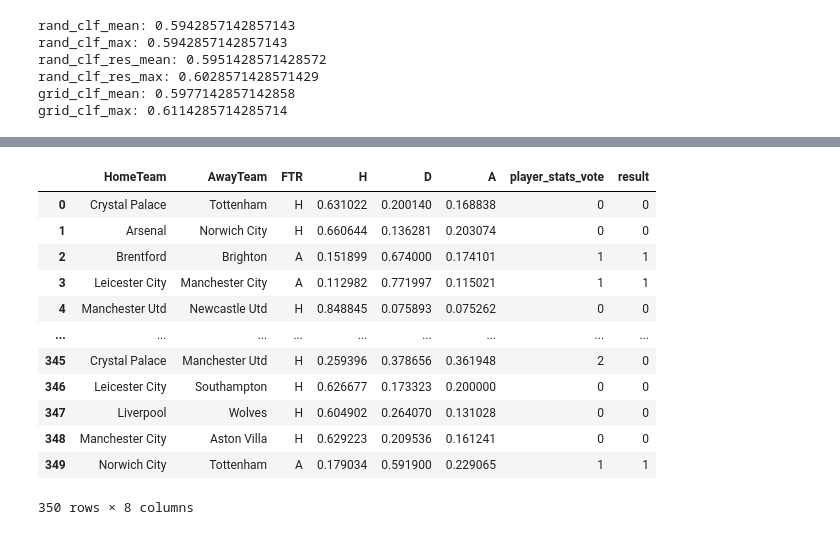
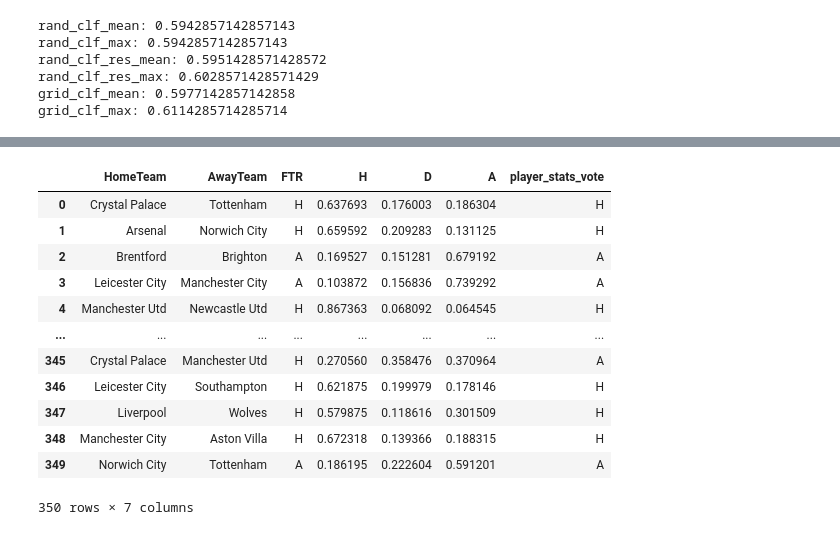
Before and after one commit to Giuliano99/Masterarbeit, a Jupyter notebook: Supervised Learning.ipynb, the cells around one changed output, grey strips where cells are left out. Cells and saved outputs as stored; diff of their text form; code cells hidden in the pictures.

```diff
--- a/Supervised Learning.ipynb
+++ b/Supervised Learning.ipynb
@@ -96,16 +82,16 @@ PL_19_20_21_all_features
 # %%
 #prepare Data for ML Algos, including all features from benchmark + rating differences
 #add column for H A X
-conditions = [
-    (PL_19_20_21_all_features['FTR_x'] == 'H'),
-    (PL_19_20_21_all_features['FTR_x'] == 'A'),
-    (PL_19_20_21_all_features['FTR_x'] == 'D')]
-choices = [0, 1, 2]
-PL_19_20_21_all_features['identifier'] = np.select(conditions, choices)
-y = PL_19_20_21_all_features['identifier'].to_numpy()
+# conditions = [
+#     (PL_19_20_21_all_features['FTR_x'] == 'H'),
+#     (PL_19_20_21_all_features['FTR_x'] == 'A'),
+#     (PL_19_20_21_all_features['FTR_x'] == 'D')]
+# choices = [0, 1, 2]
+#PL_19_20_21_all_features['FTR_x'] = np.select(conditions, choices)
+y = PL_19_20_21_all_features['FTR_x'].to_numpy()
 #all features used for benchmark
 feature_names_benchmark = ['Rating difference', 'Rating_Home', 'Rating_Away', 'ewmH', 'ewmA', 'ewmDifference', 'Elo_h_before','Elo_a_before', 'elo_difference', 'goalsH', 'goalsA', 'goalsDifference', 'shotsH', 'shotsA','shotsDifference', 'cornersH', 'cornersA', 'cornersDifference', 'formH', 'formA', 'form_difference']
 #features including player stats
 feature_names_player_stats = ['rating_h_gk', 'Rating difference', 'Rating_Home', 'Rating_Away', 'ewmH', 'ewmA', 'ewmDifference', 'Elo_h_before','Elo_a_before', 'elo_difference', 'goalsH', 'goalsA', 'goalsDifference', 'shotsH', 'shotsA','shotsDifference', 'cornersH', 'cornersA', 'cornersDifference', 'formH', 'formA', 'form_difference', 'rating_a_gk', 'rating_h_df', 'rating_a_df', 'rating_h_mf', 'rating_a_mf', 'rating_h_att', 'rating_a_att', 'rating_h_bench', 'rating_a_bench', 'influence_h', 'influence_a', 'creativity_h', 'creativity_a', 'threat_h', 'threat_a', 'bps_h', 'bps_a', 'selected_h', 'selected_a', 'gk_difference', 'df_difference', 'mf_difference', 'att_difference', 'bench_difference','overall_difference' ,'influence_difference', 'creativity_difference', 'threat_difference', 'bps_difference', 'selected_difference', 'overall_h', 'overall_a']
-PL_19_20_21_all_features
+y
 # %% [output]
@@ -338,0 +318,6 @@ rf_model_player_stats 0.6114285714285714
+# %%
+#analysis of the models
+votes_benchmark = rf_model_benchmark.predict(X=X_test_benchmark)
+votes_player_stats = rf_model_player_stats.predict(X=X_test_player_stats)
+votes_benchmark = pd.DataFrame(votes_benchmark, columns=['benchmark_vote'])
+votes_player_stats = pd.DataFrame(votes_player_stats, columns=['player_stats_vote'])
@@ -350,6 +348,0 @@ array([[0.53359623, 0.26078274, 0.20562103],
-# %%
-votes_benchmark = rf_model_benchmark.predict(X=X_test_benchmark)
-votes_player_stats = rf_model_player_stats.predict(X=X_test_player_stats)
-votes_benchmark = pd.DataFrame(test, columns=['benchmark_vote'])
-votes_player_stats = pd.DataFrame(test, columns=['player_stats_vote'])
-votes_player_stats
@@ -399,5 +353,5 @@ probs_benchmark
 # %%
-probs_player_stats = pd.DataFrame(probs_player_stats, columns=['H', 'D', 'A'])
-probs_player_stats.to_csv('Data/Total/probs_player_stats.csv')
+probs_player_stats = pd.DataFrame(probs_player_stats, columns=['A', 'D', 'H'])
+#probs_player_stats.to_csv('Data/Total/probs_player_stats.csv')
 probs_player_stats
 # %% [output]
@@ -417,30 +371,22 @@ probs_player_stats
 # %%
 probs_player_stats_tmp = PL_19_20_21_all_features[-350:].join(probs_player_stats)
 probs_player_stats_tmp = probs_player_stats_tmp[['HomeTeam_x', 'AwayTeam_x', 'FTR_x', 'H', 'D', 'A']]
 probs_player_stats_tmp = probs_player_stats_tmp.rename(columns={'HomeTeam_x':'HomeTeam','AwayTeam_x':'AwayTeam', 'FTR_x': 'FTR'})
 probs_player_stats_tmp = probs_player_stats_tmp[-350:].join(votes_player_stats)
-
-conditions = [
-    (probs_player_stats_tmp['FTR'] == 'H'),
-    (probs_player_stats_tmp['FTR'] == 'A'),
-    (probs_player_stats_tmp['FTR'] == 'D')]
-choices = [0, 1, 2]
-probs_player_stats_tmp['result'] = np.select(conditions, choices)
-
 probs_player_stats_tmp
 # %% [output]
-|  | HomeTeam | AwayTeam | FTR | H | D | A | player_stats_vote | result |
-| 0 | Crystal Palace | Tottenham | H | 0.631022 | 0.200140 | 0.168838 | 0 | 0 |
-| 1 | Arsenal | Norwich City | H | 0.660644 | 0.136281 | 0.203074 | 0 | 0 |
-| 2 | Brentford | Brighton | A | 0.151899 | 0.674000 | 0.174101 | 1 | 1 |
-| 3 | Leicester City | Manchester City | A | 0.112982 | 0.771997 | 0.115021 | 1 | 1 |
-| 4 | Manchester Utd | Newcastle Utd | H | 0.848845 | 0.075893 | 0.075262 | 0 | 0 |
-| ... | ... | ... | ... | ... | ... | ... | ... | ... |
-| 345 | Crystal Palace | Manchester Utd | H | 0.259396 | 0.378656 | 0.361948 | 2 | 0 |
-| 346 | Leicester City | Southampton | H | 0.626677 | 0.173323 | 0.200000 | 0 | 0 |
-| 347 | Liverpool | Wolves | H | 0.604902 | 0.264070 | 0.131028 | 0 | 0 |
-| 348 | Manchester City | Aston Villa | H | 0.629223 | 0.209536 | 0.161241 | 0 | 0 |
-| 349 | Norwich City | Tottenham | A | 0.179034 | 0.591900 | 0.229065 | 1 | 1 |
+|  | HomeTeam | AwayTeam | FTR | H | D | A | player_stats_vote |
+| 0 | Crystal Palace | Tottenham | H | 0.637693 | 0.176003 | 0.186304 | H |
+| 1 | Arsenal | Norwich City | H | 0.659592 | 0.209283 | 0.131125 | H |
+| 2 | Brentford | Brighton | A | 0.169527 | 0.151281 | 0.679192 | A |
+| 3 | Leicester City | Manchester City | A | 0.103872 | 0.156836 | 0.739292 | A |
+| 4 | Manchester Utd | Newcastle Utd | H | 0.867363 | 0.068092 | 0.064545 | H |
+| ... | ... | ... | ... | ... | ... | ... | ... |
+| 345 | Crystal Palace | Manchester Utd | H | 0.270560 | 0.358476 | 0.370964 | A |
+| 346 | Leicester City | Southampton | H | 0.621875 | 0.199979 | 0.178146 | H |
+| 347 | Liverpool | Wolves | H | 0.579875 | 0.118616 | 0.301509 | H |
+| 348 | Manchester City | Aston Villa | H | 0.672318 | 0.139366 | 0.188315 | H |
+| 349 | Norwich City | Tottenham | A | 0.186195 | 0.222604 | 0.591201 | A |
-350 rows × 8 columns
+350 rows × 7 columns
 # %%
 probs_player_stats_tmp.to_csv('Data/Total/probs_player_stats_info.csv')
```
Also changed, not shown: parts of 23 cells of this notebook, 3 other files.
